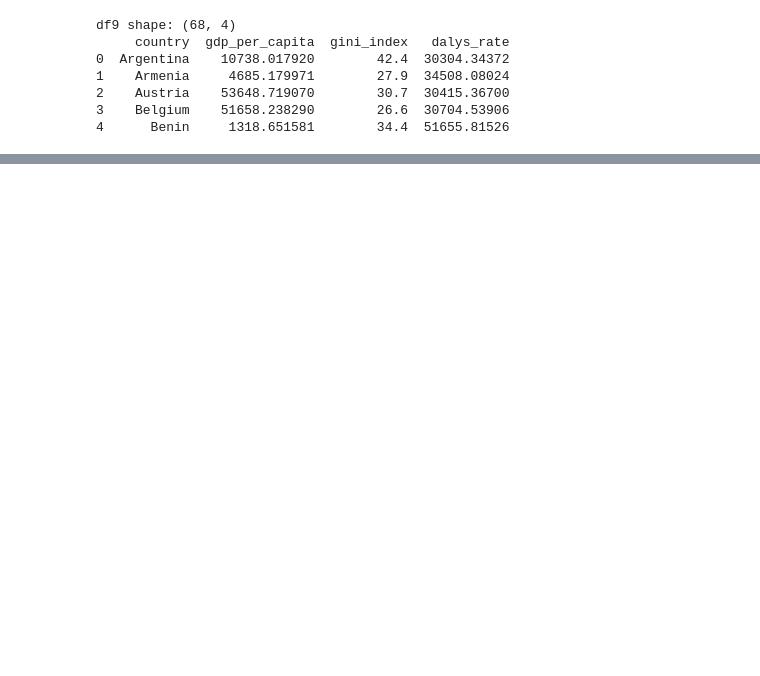
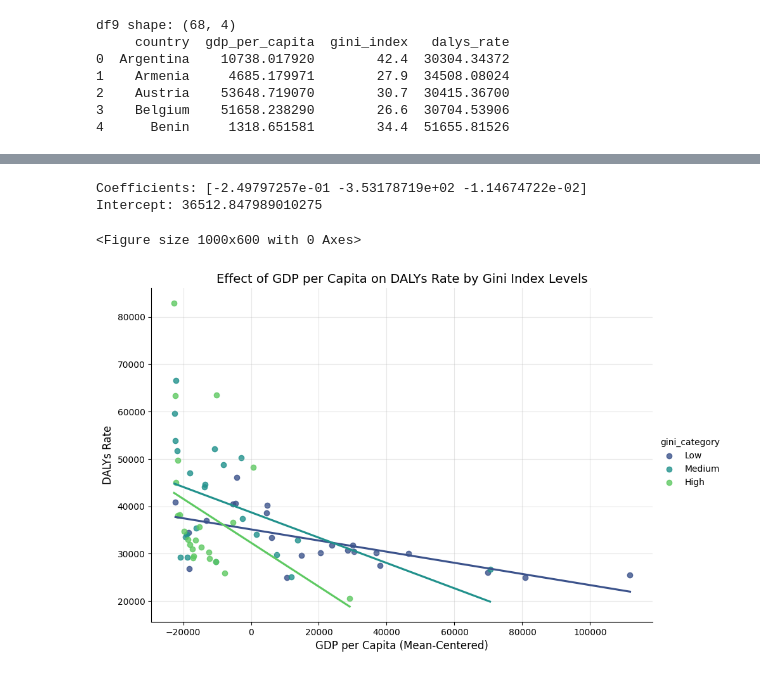
Before and after one commit to AimanIskndr/bdata-daly-socioeconomic, a Jupyter notebook: analysis.ipynb, the cells around one changed output, grey strips where cells are left out. Drawn from its saved outputs; the diff is of its cells as text; code cells hidden in the pictures; blank space fills up the shorter version.

```diff
--- a/analysis.ipynb
+++ b/analysis.ipynb
@@ -1320,3 +1320,10 @@ df9 shape: (68, 4)
 2    Austria    53648.719070        30.7  30415.36700
 3    Belgium    51658.238290        26.6  30704.53906
 4      Benin     1318.651581        34.4  51655.81526
+# %%
+# Mean-center the variables
+df9['gdp_per_capita_centered'] = df9['gdp_per_capita'] - df9['gdp_per_capita'].mean()
+df9['gini_index_centered'] = df9['gini_index'] - df9['gini_index'].mean()
+
+# Create interaction term
+df9['gdp_gini_interaction'] = df9['gdp_per_capita_centered'] * df9['gini_index_centered']
@@ -1322,0 +1358,36 @@ df9 shape: (68, 4)
+# %%
+# Prediction with LR
+
+X = df9[['gdp_per_capita_centered', 'gini_index_centered', 'gdp_gini_interaction']]
+y = df9['dalys_rate']
+
+model = LinearRegression().fit(X, y)
+print("Coefficients:", model.coef_)
+print("Intercept:", model.intercept_)
+# %% [output]
+Coefficients: [-2.49797257e-01 -3.53178719e+02 -1.14674722e-02]
+Intercept: 36512.847989010275
+# %%
+df9['gini_category'] = pd.qcut(df9['gini_index'], q=3, labels=['Low', 'Medium', 'High'])
+
+# Plot GDP vs. DALYs rate, colored by Gini levels
+plt.figure(figsize=(10, 6))
+sns.lmplot(
+    data=df9,
+    x='gdp_per_capita_centered',
+    y='dalys_rate',
+    hue='gini_category',
+    ci=None,
+    palette='viridis',
+    height=6,
+    aspect=1.5
+)
+
+plt.title("Effect of GDP per Capita on DALYs Rate by Gini Index Levels", fontsize=14)
+plt.xlabel("GDP per Capita (Mean-Centered)", fontsize=12)
+plt.ylabel("DALYs Rate", fontsize=12)
+plt.grid(True, alpha=0.3)
+plt.show()
+# %% [output]
+<Figure size 1000x600 with 0 Axes>
+[figure, added]
```
Also changed, not shown: parts of 12 cells of this notebook.
